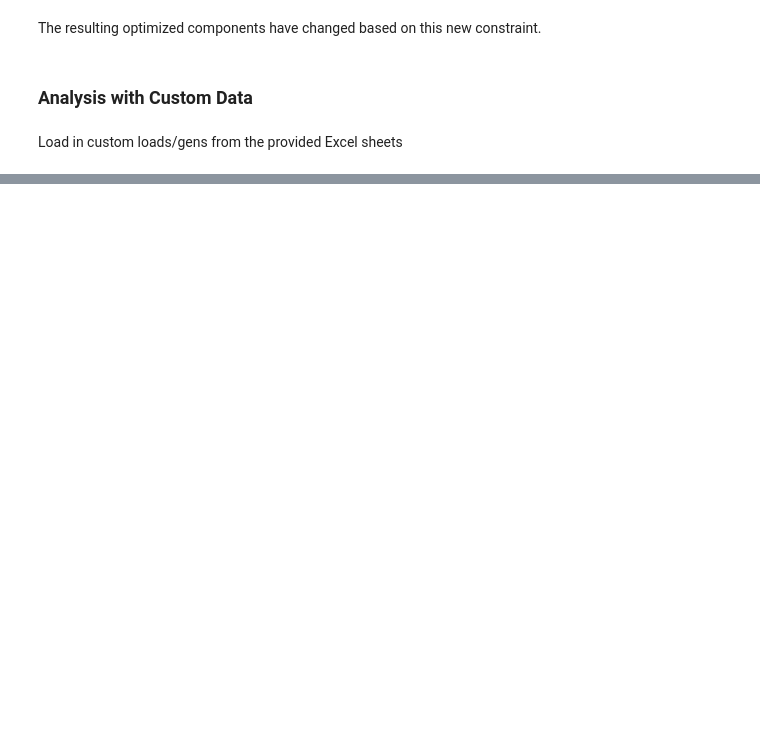
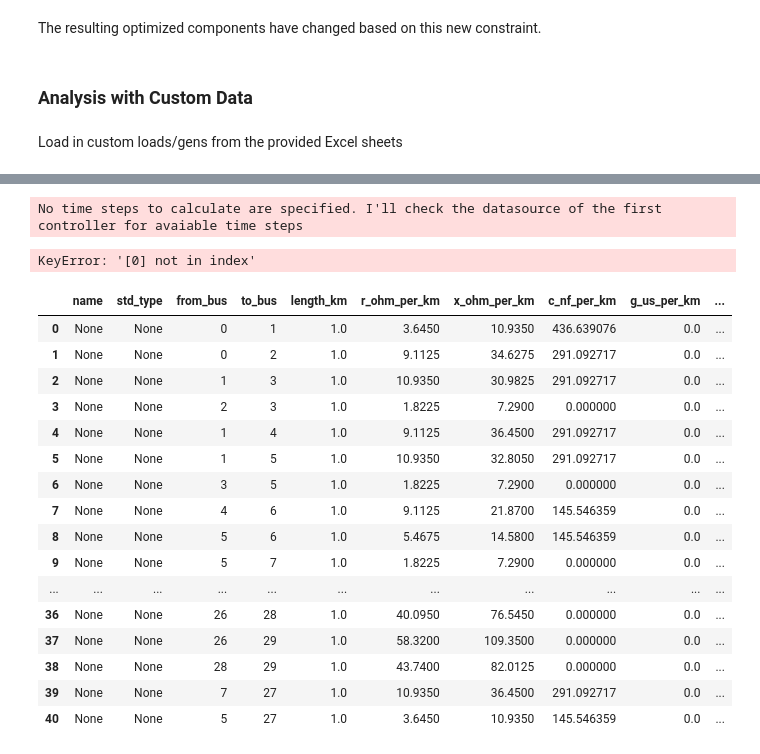
Before and after one commit to viktorcus/idp-grid-stability, a Jupyter notebook: src/gridtest.ipynb, the cells around one changed output, grey strips where cells are left out. Drawn from its saved outputs; the diff is of its cells as text; code cells hidden in the pictures; blank space fills up the shorter version.

```diff
--- a/src/gridtest.ipynb
+++ b/src/gridtest.ipynb
@@ -234,8 +215,13 @@ storage_control = Battery(net=net, element_index=0)
 # %%
+def run_test(net, **kwargs):
+    runpp(net=net, **kwargs)
+    bus_vm_pu_limits(net)
+    line_loading_limits(net)
+
 ow = OutputWriter(net,
                   output_path="..\\results",
                   output_file_type='.csv', csv_separator=",")
 ow.log_variable("res_storage", "p_mw")
 ow.log_variable("storage", "soc_percent")
 run_timeseries(net, continue_on_divergence=True
-               , max_iteration=40, verbose=True)
+               , max_iteration=40, verbose=True, run=run_test)
@@ -257,2 +228,10 @@ timestep p_mw=-0.08557796615327115 soc=58.58487155643551 pred=-0.097000435093399
 # %%
-net.poly_cost
+import profileloader as pl
+net = case30()
+test_date = "5/8/2026"
+
+# import profiles for timeseries data
+load_control = pl.json_to_net_generic(net, "load", date=test_date)
+hydro_control = pl.json_to_net_hydro(net, date=test_date)
+gen_control = pl.json_to_net_pv(net, date=test_date)
+tariff_control = pl.json_to_net_generic(net, "poly_cost", date=test_date)
@@ -266,0 +273,35 @@ net.poly_cost
+# %%
+def run_test(net, **kwargs):
+    runpp(net=net, **kwargs)
+    bus_vm_pu_limits(net)
+    line_loading_limits(net)
+
+ow = OutputWriter(net,
+                  output_path="..\\results",
+                  output_file_type='.csv', csv_separator=",")
+ow.log_variable("res_storage", "p_mw")
+ow.log_variable("storage", "soc_percent")
+run_timeseries(net, continue_on_divergence=True, max_iteration=40, verbose=True, run=run_test)
+# %% [output]
+No time steps to calculate are specified. I'll check the datasource of the first controller for avaiable time steps
+KeyError: '[0] not in index'
+# %%
+net.con
+# %% [output]
+|  | name | std_type | from_bus | to_bus | length_km | r_ohm_per_km | x_ohm_per_km | c_nf_per_km | g_us_per_km | ... |
+| 0 | None | None | 0 | 1 | 1.0 | 3.6450 | 10.9350 | 436.639076 | 0.0 | ... |
+| 1 | None | None | 0 | 2 | 1.0 | 9.1125 | 34.6275 | 291.092717 | 0.0 | ... |
+| 2 | None | None | 1 | 3 | 1.0 | 10.9350 | 30.9825 | 291.092717 | 0.0 | ... |
+| 3 | None | None | 2 | 3 | 1.0 | 1.8225 | 7.2900 | 0.000000 | 0.0 | ... |
+| 4 | None | None | 1 | 4 | 1.0 | 9.1125 | 36.4500 | 291.092717 | 0.0 | ... |
+| 5 | None | None | 1 | 5 | 1.0 | 10.9350 | 32.8050 | 291.092717 | 0.0 | ... |
+| 6 | None | None | 3 | 5 | 1.0 | 1.8225 | 7.2900 | 0.000000 | 0.0 | ... |
+| 7 | None | None | 4 | 6 | 1.0 | 9.1125 | 21.8700 | 145.546359 | 0.0 | ... |
+| 8 | None | None | 5 | 6 | 1.0 | 5.4675 | 14.5800 | 145.546359 | 0.0 | ... |
+| 9 | None | None | 5 | 7 | 1.0 | 1.8225 | 7.2900 | 0.000000 | 0.0 | ... |
+| ... | ... | ... | ... | ... | ... | ... | ... | ... | ... | ... |
+| 36 | None | None | 26 | 28 | 1.0 | 40.0950 | 76.5450 | 0.000000 | 0.0 | ... |
+| 37 | None | None | 26 | 29 | 1.0 | 58.3200 | 109.3500 | 0.000000 | 0.0 | ... |
+| 38 | None | None | 28 | 29 | 1.0 | 43.7400 | 82.0125 | 0.000000 | 0.0 | ... |
+| 39 | None | None | 7 | 27 | 1.0 | 10.9350 | 36.4500 | 291.092717 | 0.0 | ... |
+| 40 | None | None | 5 | 27 | 1.0 | 3.6450 | 10.9350 | 145.546359 | 0.0 | ... |
```
Also changed, not shown: parts of 16 cells of this notebook, 8 other files.
